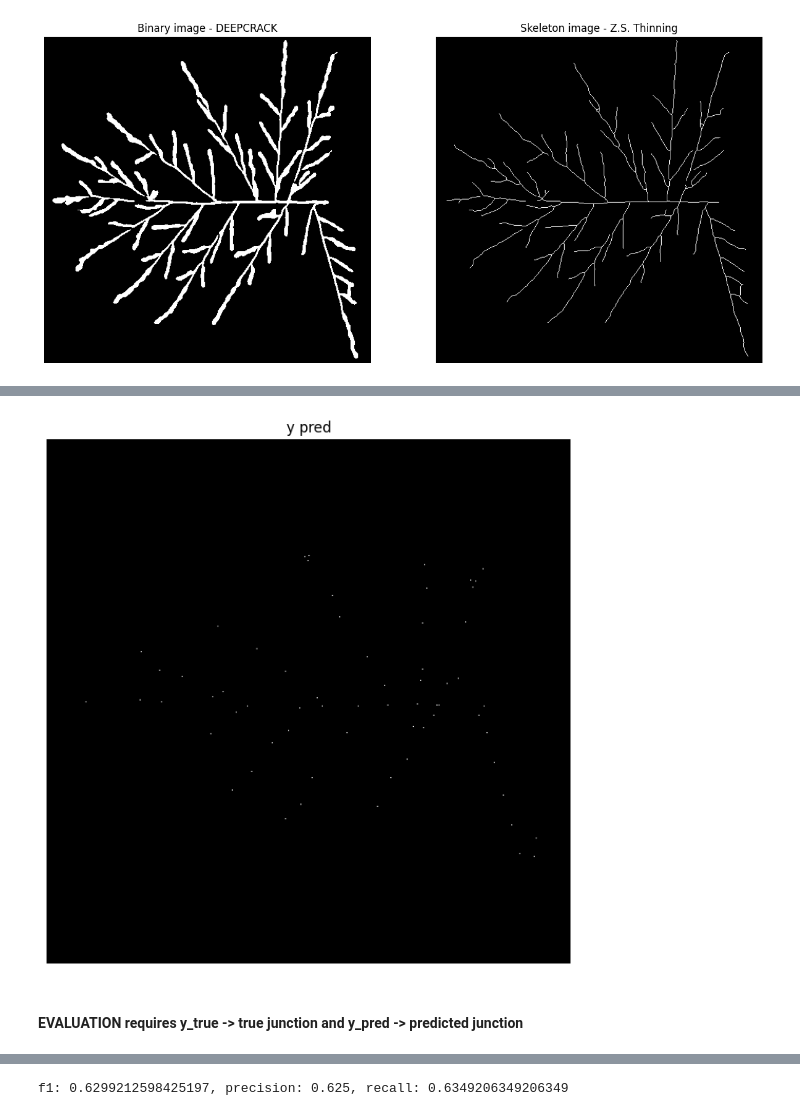
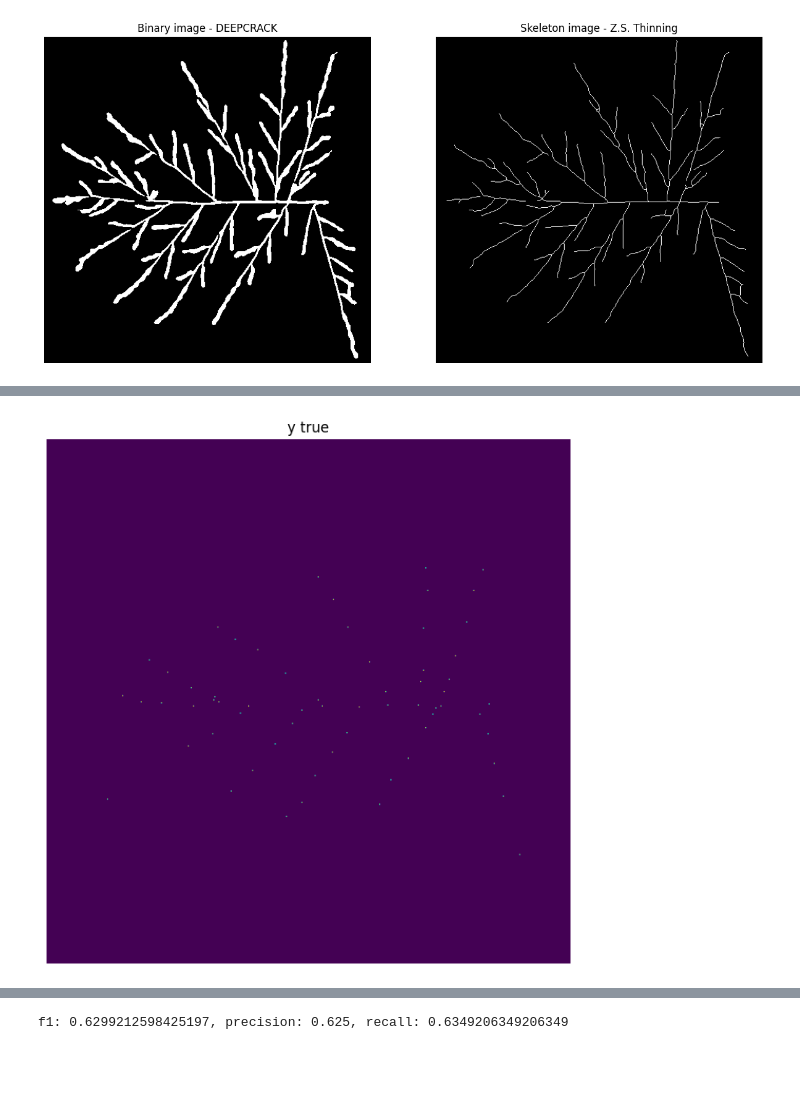
Before and after one commit to lam-thai-nguyen/Rice-Panicle-Architecture-Analysis, a Jupyter notebook: src/examples/image_processing_pipeline.ipynb, the cells around one changed output, grey strips where cells are left out. Drawn from its saved outputs; the diff is of its cells as text; code cells hidden in the pictures; blank space fills up the shorter version.

```diff
--- a/src/examples/image_processing_pipeline.ipynb
+++ b/src/examples/image_processing_pipeline.ipynb
@@ -57,0 +80,3 @@ plt.show()
+# %%
+# We have to convert in to the size of (512, 512) for consistency
+junction_resized = resize_junction(ricepr_path)
@@ -58,10 +101,10 @@ plt.show()
+# %%
+y_true = generate_y_true(junction_resized)
 # %%
 plt.figure(figsize=(8, 8))
-plt.imshow(y_pred, cmap='gray')
+plt.imshow(y_true, cmap='viridis')
 plt.axis('off')
-plt.title("y pred")
+plt.title("y true")
 plt.show()
 # %% [output]
-[figure, old version]
+[figure, new version]
-# %% [markdown]
-#### EVALUATION requires y_true -> true junction and y_pred -> predicted junction
```
Also changed, not shown: parts of 31 cells of this notebook.
